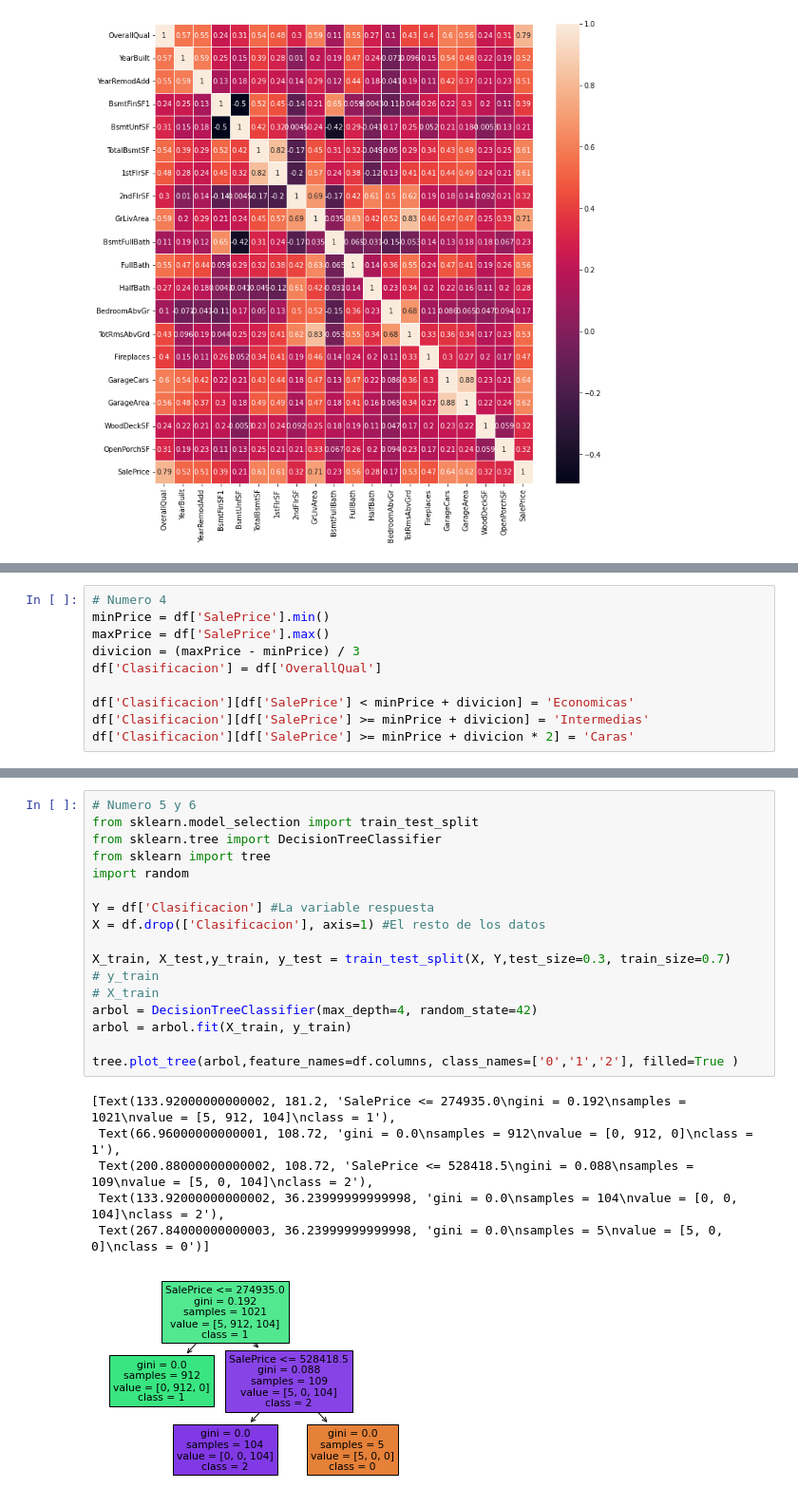
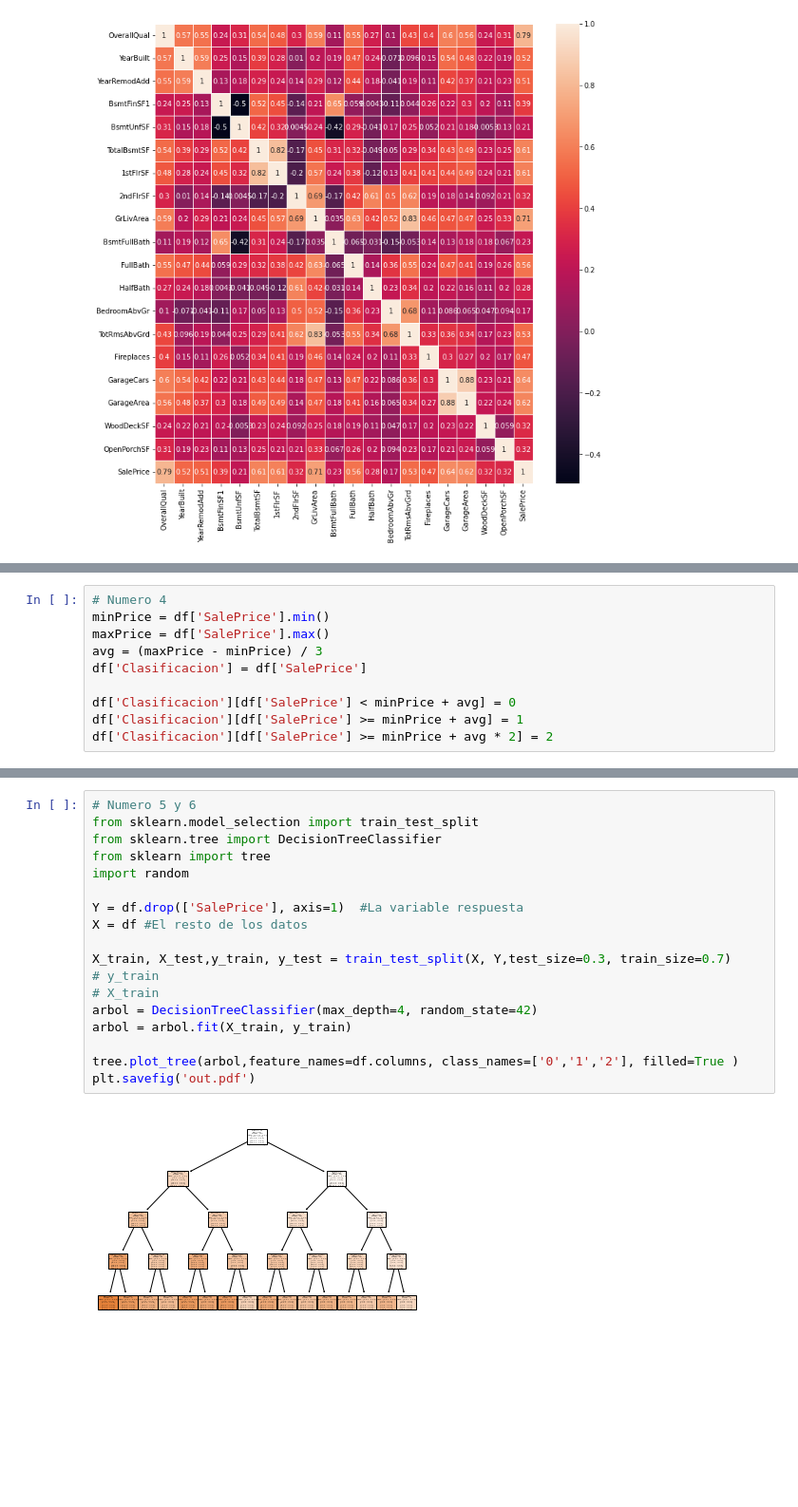
Before and after one commit to oscarparedez/arboles-decision, a Jupyter notebook: hdt3.ipynb, the cells around one changed output, grey strips where cells are left out. Shown at 95% size. Cells and saved outputs as stored; diff of their text form; blank space fills up the shorter version.

```diff
--- a/hdt3.ipynb
+++ b/hdt3.ipynb
@@ -72,9 +72,9 @@ dendograma = sch.dendrogram(sch.linkage(dfarray[0:2500][:], method='ward'))
 # Numero 4
 minPrice = df['SalePrice'].min()
 maxPrice = df['SalePrice'].max()
-divicion = (maxPrice - minPrice) / 3
-df['Clasificacion'] = df['OverallQual']
+avg = (maxPrice - minPrice) / 3
+df['Clasificacion'] = df['SalePrice']
 
-df['Clasificacion'][df['SalePrice'] < minPrice + divicion] = 'Economicas'
-df['Clasificacion'][df['SalePrice'] >= minPrice + divicion] = 'Intermedias'
-df['Clasificacion'][df['SalePrice'] >= minPrice + divicion * 2] = 'Caras'
+df['Clasificacion'][df['SalePrice'] < minPrice + avg] = 0
+df['Clasificacion'][df['SalePrice'] >= minPrice + avg] = 1
+df['Clasificacion'][df['SalePrice'] >= minPrice + avg * 2] = 2
@@ -90,24 +81,20 @@ See the caveats in the documentation: https://pandas.pydata.org/pandas-docs/stab
 # %%
 # Numero 5 y 6
 from sklearn.model_selection import train_test_split
 from sklearn.tree import DecisionTreeClassifier
 from sklearn import tree
 import random
 
-Y = df['Clasificacion'] #La variable respuesta
-X = df.drop(['Clasificacion'], axis=1) #El resto de los datos
+Y = df.drop(['SalePrice'], axis=1)  #La variable respuesta
+X = df #El resto de los datos
 
 X_train, X_test,y_train, y_test = train_test_split(X, Y,test_size=0.3, train_size=0.7)
 # y_train
 # X_train
 arbol = DecisionTreeClassifier(max_depth=4, random_state=42)
 arbol = arbol.fit(X_train, y_train)
 
 tree.plot_tree(arbol,feature_names=df.columns, class_names=['0','1','2'], filled=True )
+plt.savefig('out.pdf')
 # %% [output]
-[Text(133.92000000000002, 181.2, 'SalePrice <= 274935.0\ngini = 0.192\nsamples = 1021\nvalue = [5, 912, 104]\nclass = 1'),
- Text(66.96000000000001, 108.72, 'gini = 0.0\nsamples = 912\nvalue = [0, 912, 0]\nclass = 1'),
- Text(200.88000000000002, 108.72, 'SalePrice <= 528418.5\ngini = 0.088\nsamples = 109\nvalue = [5, 0, 104]\nclass = 2'),
- Text(133.92000000000002, 36.23999999999998, 'gini = 0.0\nsamples = 104\nvalue = [0, 0, 104]\nclass = 2'),
- Text(267.84000000000003, 36.23999999999998, 'gini = 0.0\nsamples = 5\nvalue = [5, 0, 0]\nclass = 0')]
-[figure, old version]
+[figure, new version]
```
Also changed, not shown: parts of 6 cells of this notebook, 1 other file.
